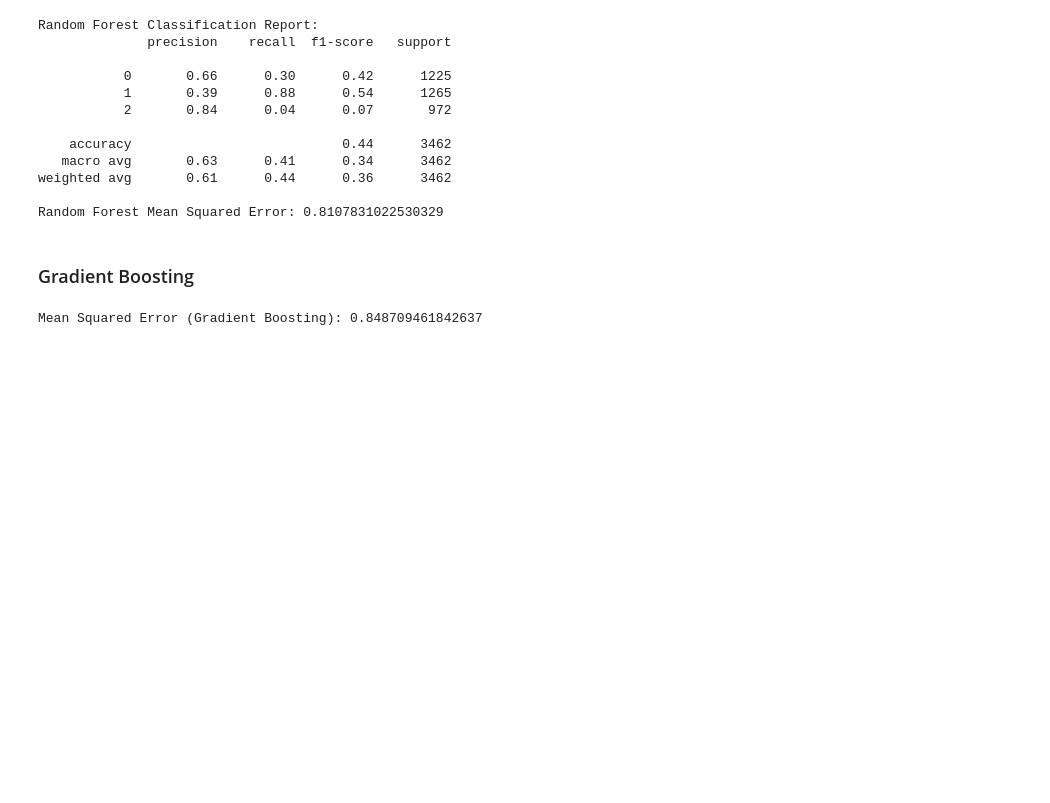
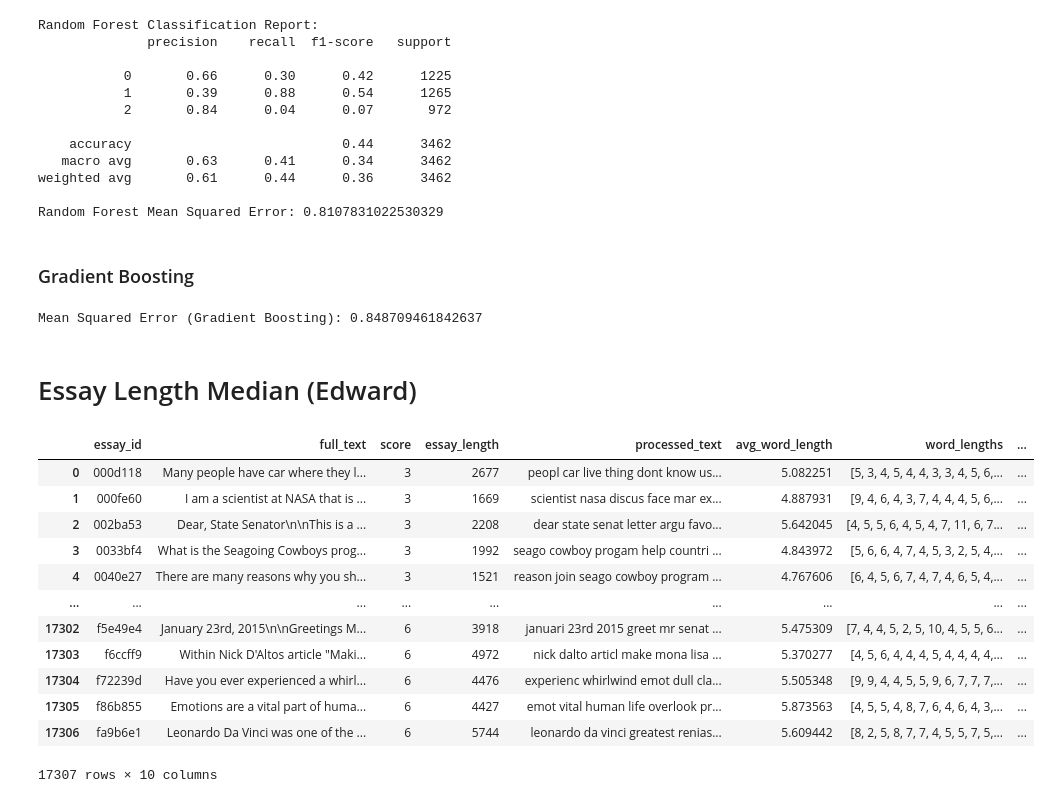
Before and after one commit to keeshram/ECEN520, a Jupyter notebook: Sam_Testing.ipynb, the cells around one changed output. Drawn from its saved outputs; the diff is of its cells as text; code cells hidden in the pictures; blank space fills up the shorter version.

```diff
--- a/Sam_Testing.ipynb
+++ b/Sam_Testing.ipynb
@@ -377,3 +378,24 @@ mse_gb = mean_squared_error(y_test, y_pred_gb)
 print("Mean Squared Error (Gradient Boosting):", mse_gb)
 # %% [output]
 Mean Squared Error (Gradient Boosting): 0.848709461842637
+# %% [markdown]
+# Essay Length Median (Edward)
+# %%
+# Merge this median length back to the original dataframe to use as a feature
+df = df.merge(median_lengths_by_score, on='score', suffixes=('', '_median'))
+
+df
+# %% [output]
+|  | essay_id | full_text | score | essay_length | processed_text | avg_word_length | word_lengths | ... |
+| 0 | 000d118 | Many people have car where they l... | 3 | 2677 | peopl car live thing dont know us... | 5.082251 | [5, 3, 4, 5, 4, 4, 3, 3, 4, 5, 6,... | ... |
+| 1 | 000fe60 | I am a scientist at NASA that is ... | 3 | 1669 | scientist nasa discus face mar ex... | 4.887931 | [9, 4, 6, 4, 3, 7, 4, 4, 4, 5, 6,... | ... |
+| 2 | 002ba53 | Dear, State Senator\n\nThis is a ... | 3 | 2208 | dear state senat letter argu favo... | 5.642045 | [4, 5, 5, 6, 4, 5, 4, 7, 11, 6, 7... | ... |
+| 3 | 0033bf4 | What is the Seagoing Cowboys prog... | 3 | 1992 | seago cowboy progam help countri ... | 4.843972 | [5, 6, 6, 4, 7, 4, 5, 3, 2, 5, 4,... | ... |
+| 4 | 0040e27 | There are many reasons why you sh... | 3 | 1521 | reason join seago cowboy program ... | 4.767606 | [6, 4, 5, 6, 7, 4, 7, 4, 6, 5, 4,... | ... |
+| ... | ... | ... | ... | ... | ... | ... | ... | ... |
+| 17302 | f5e49e4 | January 23rd, 2015\n\nGreetings M... | 6 | 3918 | januari 23rd 2015 greet mr senat ... | 5.475309 | [7, 4, 4, 5, 2, 5, 10, 4, 5, 5, 6... | ... |
+| 17303 | f6ccff9 | Within Nick D'Altos article "Maki... | 6 | 4972 | nick dalto articl make mona lisa ... | 5.370277 | [4, 5, 6, 4, 4, 4, 5, 4, 4, 4, 4,... | ... |
+| 17304 | f72239d | Have you ever experienced a whirl... | 6 | 4476 | experienc whirlwind emot dull cla... | 5.505348 | [9, 9, 4, 4, 5, 5, 9, 6, 7, 7, 7,... | ... |
+| 17305 | f86b855 | Emotions are a vital part of huma... | 6 | 4427 | emot vital human life overlook pr... | 5.873563 | [4, 5, 5, 4, 8, 7, 6, 4, 6, 4, 3,... | ... |
+| 17306 | fa9b6e1 | Leonardo Da Vinci was one of the ... | 6 | 5744 | leonardo da vinci greatest renias... | 5.609442 | [8, 2, 5, 8, 7, 7, 4, 5, 5, 7, 5,... | ... |
+17307 rows × 10 columns
```
Also changed, not shown: parts of 4 cells of this notebook, 3 other files.
